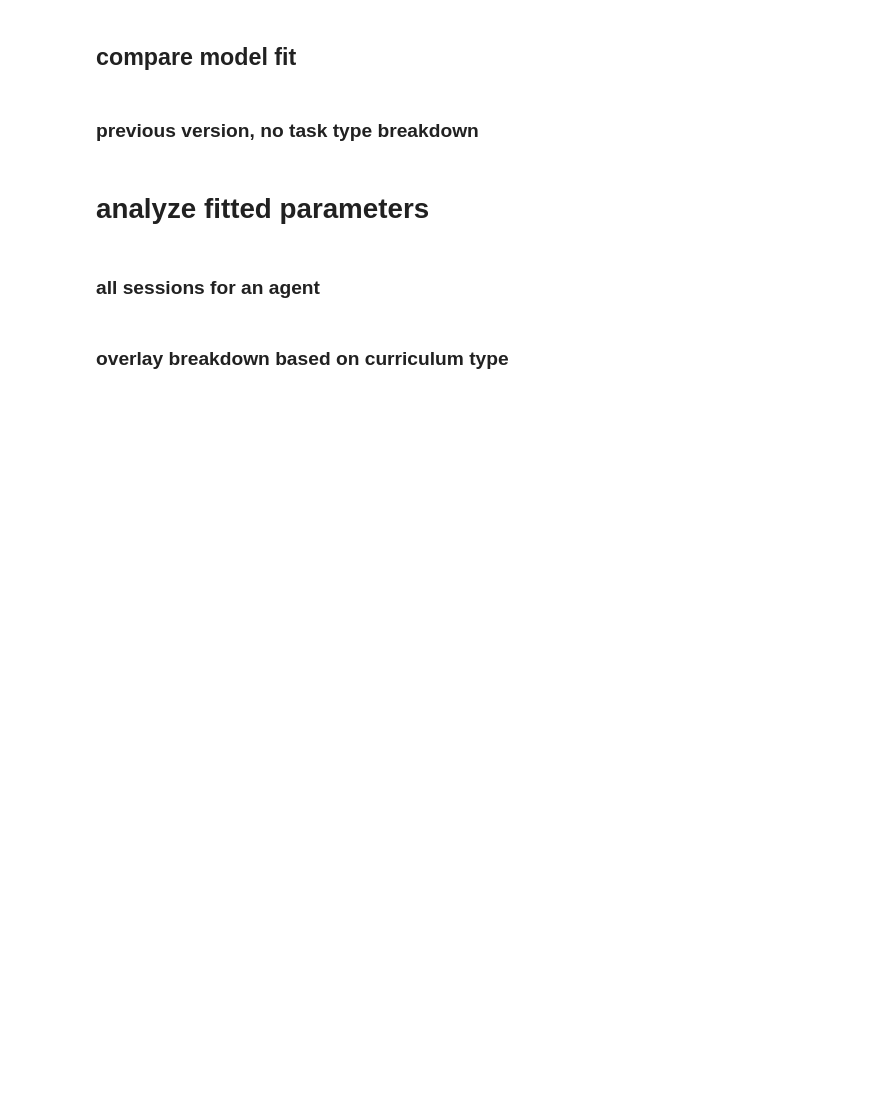
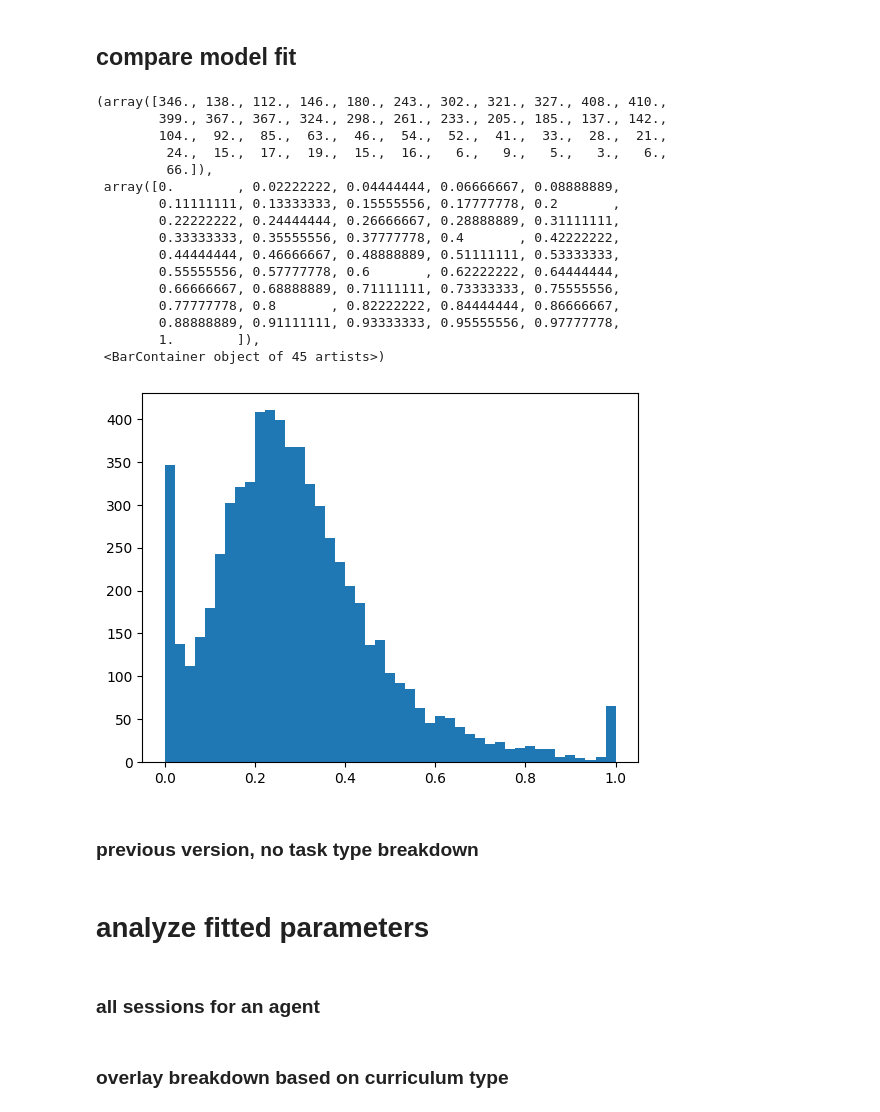
Before and after one commit to AllenNeuralDynamics/aind-dynamic-foraging-models, a Jupyter notebook: notebook/model_fit_comparison.ipynb, the cells around one changed output. Saved outputs shown, nothing was run; the diff lists cells and outputs as text; code cells hidden in the pictures; blank space fills up the shorter version.

```diff
--- a/notebook/model_fit_comparison.ipynb
+++ b/notebook/model_fit_comparison.ipynb
@@ -123,4 +124,8 @@ df_compare = df_model_fitting_relevant[df_model_fitting_relevant["current_stage_
 df_model_fitting_hattori = df_compare[df_compare["agent_alias"] == 'QLearning_L2F1_softmax'].sort_values(["subject_id", "session_date"])
 df_model_fitting_bari = df_compare[df_compare["agent_alias"] == 'QLearning_L1F1_CK1_softmax'].sort_values(["subject_id", "session_date"])
 df_model_fitting_foraging = df_compare[df_compare["agent_alias"] == 'ForagingCompareThreshold'].sort_values(["subject_id", "session_date"])
+# %%
+# load fitted ctt_avg results
+# df_model_fitting_ctt_avg = pd.read_pickle('/root/capsule/analysis_result/df_model_fitting-CTTAvg-251014.pkl')
+df_model_fitting_ctt_avg = pd.read_pickle('/root/capsule/analysis_result/df_model_fitting-CTTAvg-251018-rho_only.pkl')
 # %%
@@ -201,6 +213,33 @@ for task_type in task_types:
     plt.ylabel(model_2)
     plt.title(f"{task_type}:{model_2} vs.{model_1}")
     plt.legend()
+# %%
+# get fitted params hist
+
+fitted_rhos = []
+for _, row in df_model_fitting_ctt_avg.iterrows():
+    fitted_rhos.append(row['params']['learn_rate'])
+
+
+plt.hist(fitted_rhos, bins='auto')
+# %% [output]
+(array([346., 138., 112., 146., 180., 243., 302., 321., 327., 408., 410.,
+        399., 367., 367., 324., 298., 261., 233., 205., 185., 137., 142.,
+        104.,  92.,  85.,  63.,  46.,  54.,  52.,  41.,  33.,  28.,  21.,
+         24.,  15.,  17.,  19.,  15.,  16.,   6.,   9.,   5.,   3.,   6.,
+         66.]),
+ array([0.        , 0.02222222, 0.04444444, 0.06666667, 0.08888889,
+        0.11111111, 0.13333333, 0.15555556, 0.17777778, 0.2       ,
+        0.22222222, 0.24444444, 0.26666667, 0.28888889, 0.31111111,
+        0.33333333, 0.35555556, 0.37777778, 0.4       , 0.42222222,
+        0.44444444, 0.46666667, 0.48888889, 0.51111111, 0.53333333,
+        0.55555556, 0.57777778, 0.6       , 0.62222222, 0.64444444,
+        0.66666667, 0.68888889, 0.71111111, 0.73333333, 0.75555556,
+        0.77777778, 0.8       , 0.82222222, 0.84444444, 0.86666667,
+        0.88888889, 0.91111111, 0.93333333, 0.95555556, 0.97777778,
+        1.        ]),
+ <BarContainer object of 45 artists>)
+[figure, added]
 # %% [markdown]
 ### previous version, no task type breakdown
 # %%
```
Also changed, not shown: parts of 5 cells of this notebook, 10 other files.
